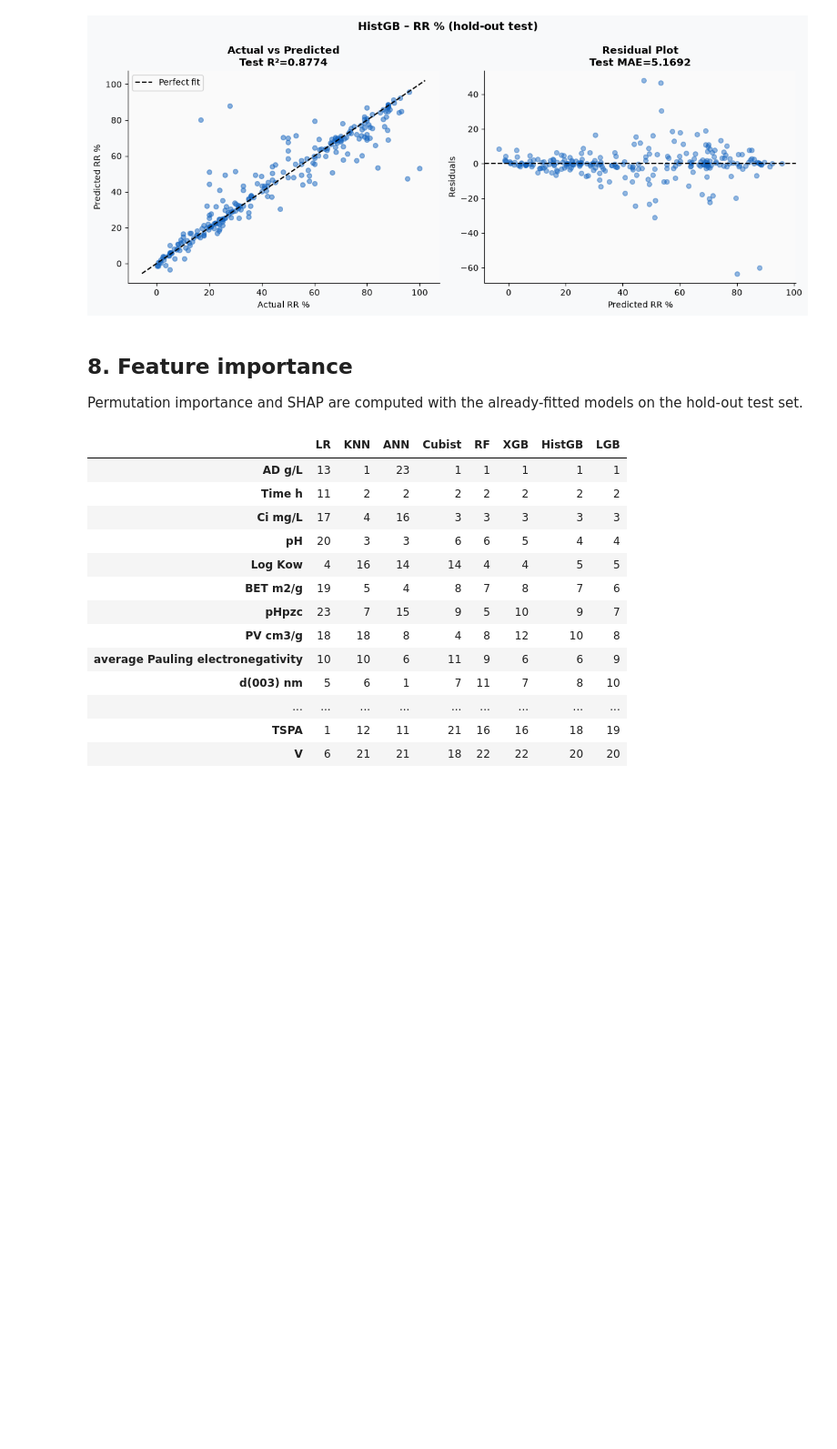
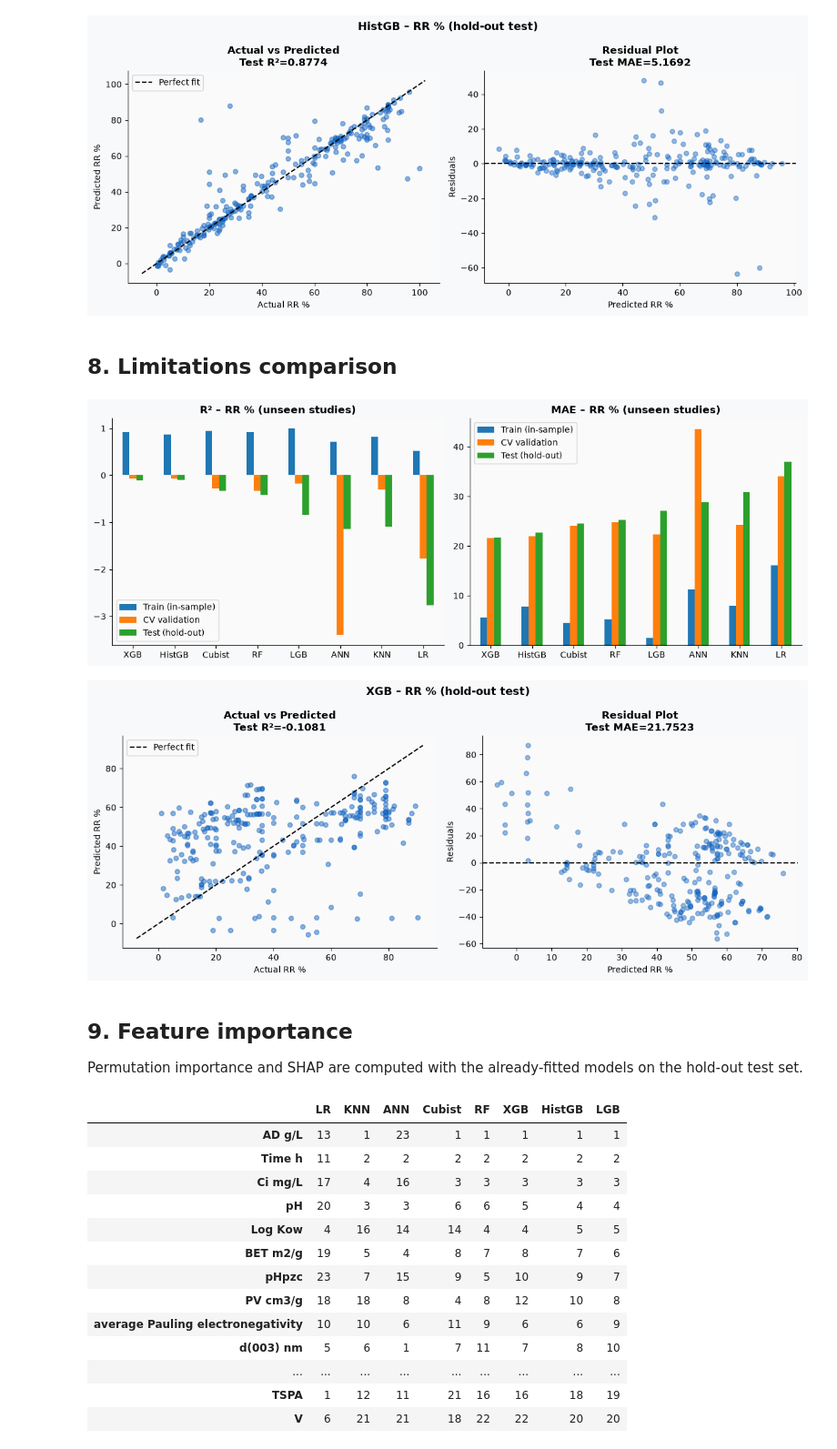
Before and after one commit to thanhtrunghuynh93/GreenX_BaoTien_project, a Jupyter notebook: notebooks/20260804_ldh_adsorption_analysis.ipynb, the cells around one changed output. Shown at 91% size. Saved outputs shown, nothing was run; the diff lists cells and outputs as text; code cells hidden in the pictures; blank space fills up the shorter version.

```diff
--- a/notebooks/20260804_ldh_adsorption_analysis.ipynb
+++ b/notebooks/20260804_ldh_adsorption_analysis.ipynb
@@ -231,8 +249,20 @@ lp.plot_parity(run['results'][best_name], 'RR %',
 # %% [output]
 [figure]
 [figure]
+# %% [markdown]
+## 8. Limitations comparison
+# %%
+limit_run = runs['generalization_group_42']
+lp.plot_model_comparison(limit_run['table'], 'RR % (unseen studies)',
+                         out_path=limit_run['out_dir'] / 'model_results.png')
+best_name = limit_run['table'].index[0]  # lowest test MAE
+lp.plot_parity(limit_run['results'][best_name], 'RR %',
+               out_path=limit_run['out_dir'] / 'best_model_parity.png')
+# %% [output]
+[figure, added]
+[figure, added]
 # %% [markdown]
-## 8. Feature importance
+## 9. Feature importance
 Permutation importance and SHAP are computed with the already-fitted models on the hold-out test set.
 # %%
 ranks = lp.permutation_ranks(run['results'], run['X_test'], run['y_test'])
```
Also changed, not shown: parts of 2 cells of this notebook, 6 other files.
